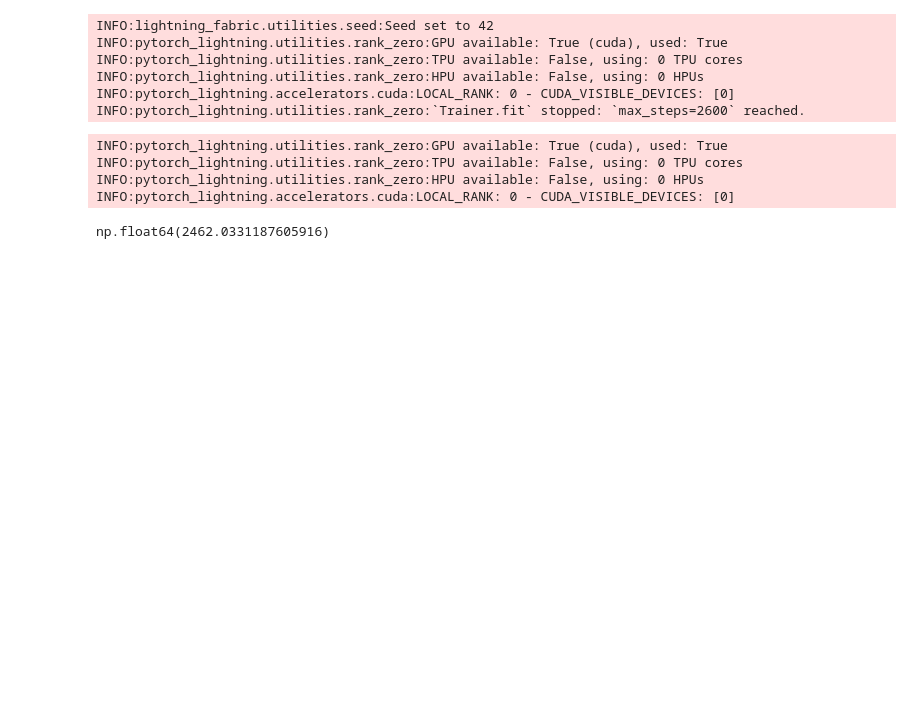
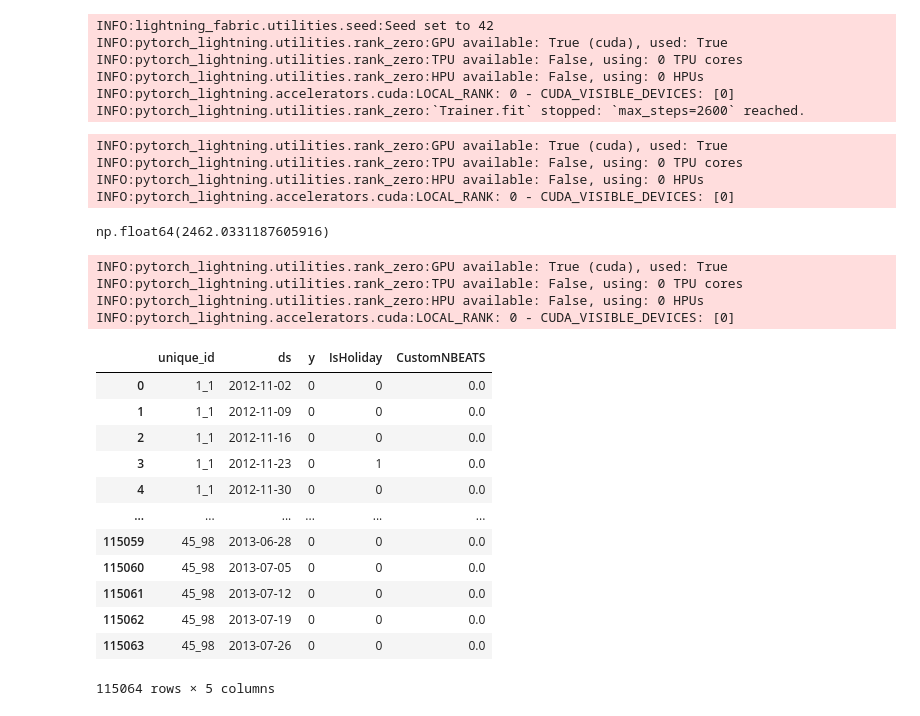
Before and after one commit to azhgh22/Walmart-Recruiting-Store-Sales-Forecasting, a Jupyter notebook: notebooks/n_beats.ipynb, the cells around one changed output. Cells and saved outputs as stored; diff of their text form; code cells hidden in the pictures; blank space fills up the shorter version.

```diff
--- a/notebooks/n_beats.ipynb
+++ b/notebooks/n_beats.ipynb
@@ -96,7 +89,7 @@ class Preprocessor(BaseEstimator, TransformerMixin):
         x_copy = X.copy()
         if 'y' not in x_copy.columns:
             x_copy['y'] = 0
-        return X
+        return x_copy
 # %%
 from sklearn.base import BaseEstimator, TransformerMixin
 import torch
@@ -105,12 +98,9 @@ from neuralforecast.models import NBEATS
 from neuralforecast.losses.pytorch import MSE
 
 class NBEATSModel(BaseEstimator, TransformerMixin):
-    def __init__(self):
-        pass
-
-    def fit(self, X, y=None):
-        df = self.create_data_nbeats(X,y)
-        model = CustomNBEATS(
+    def __init__(self,models:list[NBEATS]=None):
+        if models == None or len(models)==0:
+          models = [CustomNBEATS(
             input_size=15,
             h=48,
             max_steps=25 * 104,
@@ -123,17 +113,20 @@ class NBEATSModel(BaseEstimator, TransformerMixin):
             logger=True,
             enable_progress_bar=False,
             enable_model_summary=False,
-        )
+        )]
+        self.nf = NeuralForecast(models=models, freq='W-FRI')
 
-        nf = NeuralForecast(models=[model], freq='W-FRI')
-        nf.fit(df)
+    def fit(self, X, y=None):
+        df = self.create_data_nbeats(X,y)
+        df.sort_values(by=['ds'],inplace=True)
+        self.nf.fit(df)
 
         return self
 
     def transform(self, X):
-        preds = nf.predict()
+        preds = self.nf.predict()
 
-        real = self.create_data_nbeats(x_val,x_val.y)
+        real = self.create_data_nbeats(X,X.y)
         merged = pd.merge(real, preds, on=['unique_id','ds'],how='left')
         # print(merged.shape)
         merged.fillna(0,inplace=True)
@@ -157,14 +150,12 @@ class NBEATSModel(BaseEstimator, TransformerMixin):
         df["unique_id"] = df["Store"].astype(str) + "_" + df["Dept"].astype(str)
         df["y"] = y.values
         df = df[["unique_id", "ds", "y",'IsHoliday']].copy()
-        df = df.sort_values(by=["ds"])
-
         return df
 # %%
 from os import pipe
 from sklearn.pipeline import Pipeline
 pipeline = Pipeline([
-    ('preprocess', None),
+    ('preprocess', Preprocessor()),
     ('model', NBEATSModel())
 ])
 
@@ -187,3 +178,25 @@ INFO:pytorch_lightning.utilities.rank_zero:TPU available: False, using: 0 TPU co
 INFO:pytorch_lightning.utilities.rank_zero:HPU available: False, using: 0 HPUs
 INFO:pytorch_lightning.accelerators.cuda:LOCAL_RANK: 0 - CUDA_VISIBLE_DEVICES: [0]
 np.float64(2462.0331187605916)
+# %%
+test.Date = pd.to_datetime(test.Date)
+# %%
+model.predict(test)
+# %% [output]
+INFO:pytorch_lightning.utilities.rank_zero:GPU available: True (cuda), used: True
+INFO:pytorch_lightning.utilities.rank_zero:TPU available: False, using: 0 TPU cores
+INFO:pytorch_lightning.utilities.rank_zero:HPU available: False, using: 0 HPUs
+INFO:pytorch_lightning.accelerators.cuda:LOCAL_RANK: 0 - CUDA_VISIBLE_DEVICES: [0]
+|  | unique_id | ds | y | IsHoliday | CustomNBEATS |
+| 0 | 1_1 | 2012-11-02 | 0 | 0 | 0.0 |
+| 1 | 1_1 | 2012-11-09 | 0 | 0 | 0.0 |
+| 2 | 1_1 | 2012-11-16 | 0 | 0 | 0.0 |
+| 3 | 1_1 | 2012-11-23 | 0 | 1 | 0.0 |
+| 4 | 1_1 | 2012-11-30 | 0 | 0 | 0.0 |
+| ... | ... | ... | ... | ... | ... |
+| 115059 | 45_98 | 2013-06-28 | 0 | 0 | 0.0 |
+| 115060 | 45_98 | 2013-07-05 | 0 | 0 | 0.0 |
+| 115061 | 45_98 | 2013-07-12 | 0 | 0 | 0.0 |
+| 115062 | 45_98 | 2013-07-19 | 0 | 0 | 0.0 |
+| 115063 | 45_98 | 2013-07-26 | 0 | 0 | 0.0 |
+115064 rows × 5 columns
```
Also changed, not shown: parts of 3 cells of this notebook.
